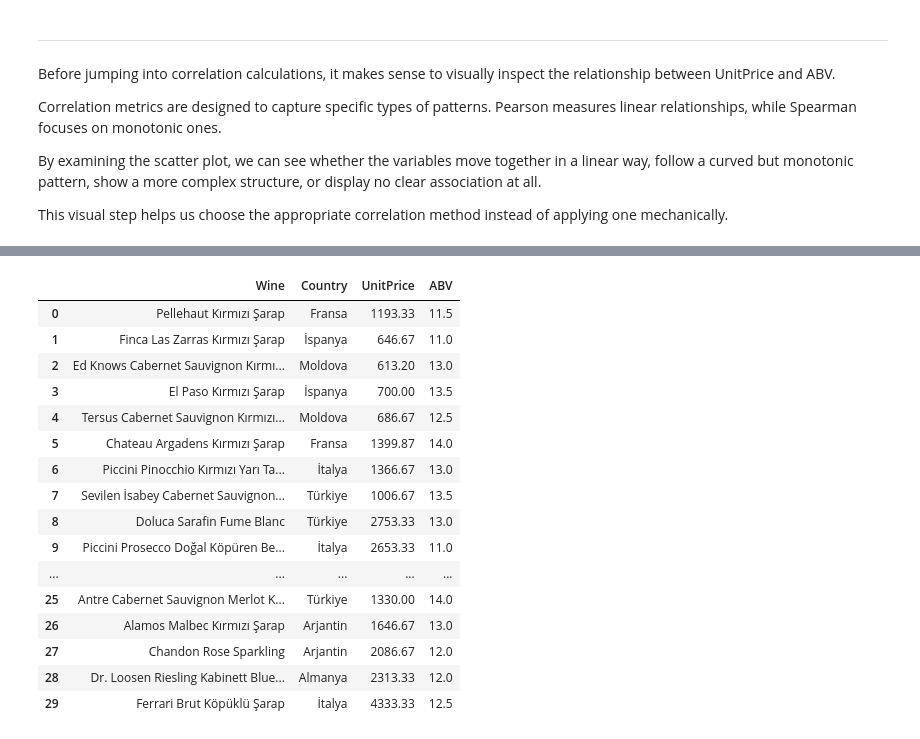
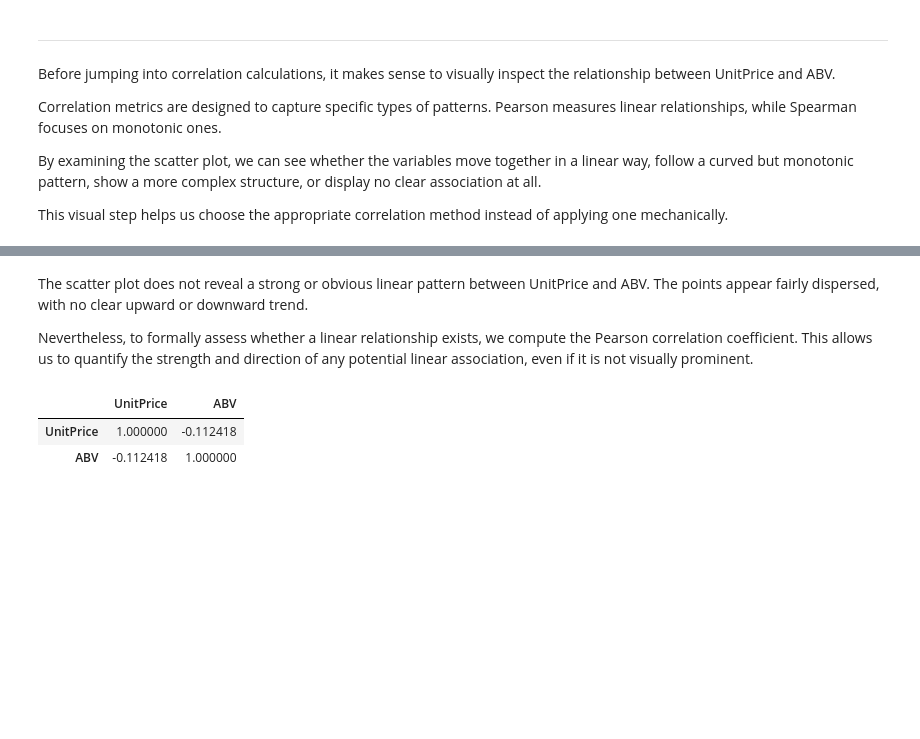
Before and after one commit to koprendo/Analytics-and-Machine-Learning, a Jupyter notebook: Exploratory Data Analysis/Correlation Analysis/Wine Prices ABV Relationship/Wine-Prices-ABV-Relationship.ipynb, the cells around one changed output, grey strips where cells are left out. Cells and saved outputs as stored; diff of their text form; code cells hidden in the pictures; blank space fills up the shorter version.

```diff
--- a/Exploratory Data Analysis/Correlation Analysis/Wine Prices ABV Relationship/Wine-Prices-ABV-Relationship.ipynb
+++ b/Exploratory Data Analysis/Correlation Analysis/Wine Prices ABV Relationship/Wine-Prices-ABV-Relationship.ipynb
@@ -54,20 +102,10 @@ wines.columns = ['Wine', 'Country', 'UnitPrice', 'ABV']
-# %%
-pd.read_csv('wines.csv')
-# %% [output]
-|  | Wine | Country | UnitPrice | ABV |
-| 0 | Pellehaut Kırmızı Şarap | Fransa | 1193.33 | 11.5 |
-| 1 | Finca Las Zarras Kırmızı Şarap | İspanya | 646.67 | 11.0 |
-| 2 | Ed Knows Cabernet Sauvignon Kırmı... | Moldova | 613.20 | 13.0 |
-| 3 | El Paso Kırmızı Şarap | İspanya | 700.00 | 13.5 |
-| 4 | Tersus Cabernet Sauvignon Kırmızı... | Moldova | 686.67 | 12.5 |
-| 5 | Chateau Argadens Kırmızı Şarap | Fransa | 1399.87 | 14.0 |
-| 6 | Piccini Pinocchio Kırmızı Yarı Ta... | İtalya | 1366.67 | 13.0 |
-| 7 | Sevilen İsabey Cabernet Sauvignon... | Türkiye | 1006.67 | 13.5 |
-| 8 | Doluca Sarafin Fume Blanc | Türkiye | 2753.33 | 13.0 |
-| 9 | Piccini Prosecco Doğal Köpüren Be... | İtalya | 2653.33 | 11.0 |
-| ... | ... | ... | ... | ... |
-| 25 | Antre Cabernet Sauvignon Merlot K... | Türkiye | 1330.00 | 14.0 |
-| 26 | Alamos Malbec Kırmızı Şarap | Arjantin | 1646.67 | 13.0 |
-| 27 | Chandon Rose Sparkling | Arjantin | 2086.67 | 12.0 |
-| 28 | Dr. Loosen Riesling Kabinett Blue... | Almanya | 2313.33 | 12.0 |
-| 29 | Ferrari Brut Köpüklü Şarap | İtalya | 4333.33 | 12.5 |
+# %% [markdown]
+The scatter plot does not reveal a strong or obvious linear pattern between UnitPrice and ABV. The points appear fairly dispersed, with no clear upward or downward trend.
+
+Nevertheless, to formally assess whether a linear relationship exists, we compute the Pearson correlation coefficient. This allows us to quantify the strength and direction of any potential linear association, even if it is not visually prominent.
+# %%
+wines[['UnitPrice', 'ABV']].corr()
+# %% [output]
+|  | UnitPrice | ABV |
+| UnitPrice | 1.000000 | -0.112418 |
+| ABV | -0.112418 | 1.000000 |
```
Also changed, not shown: parts of 11 cells of this notebook.
